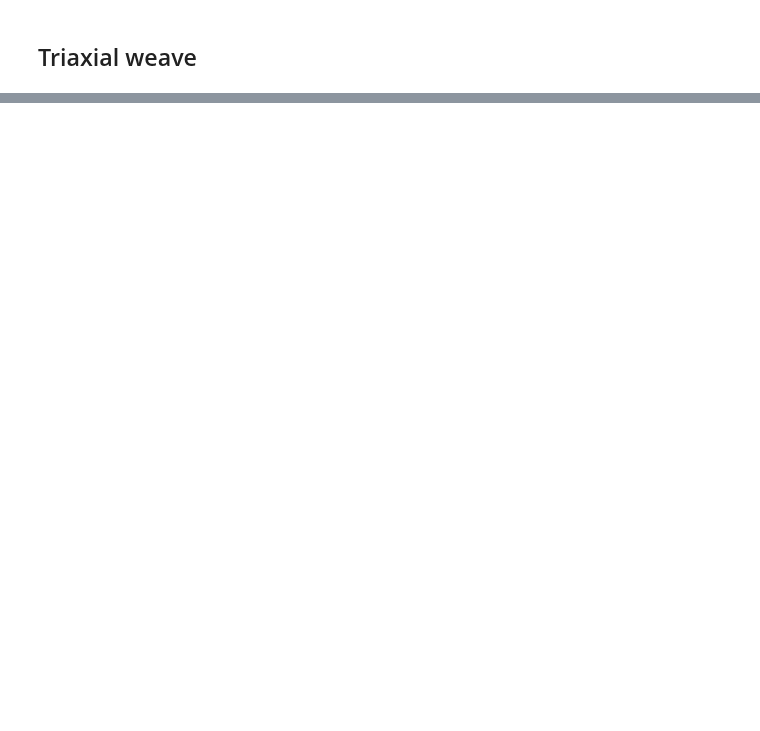
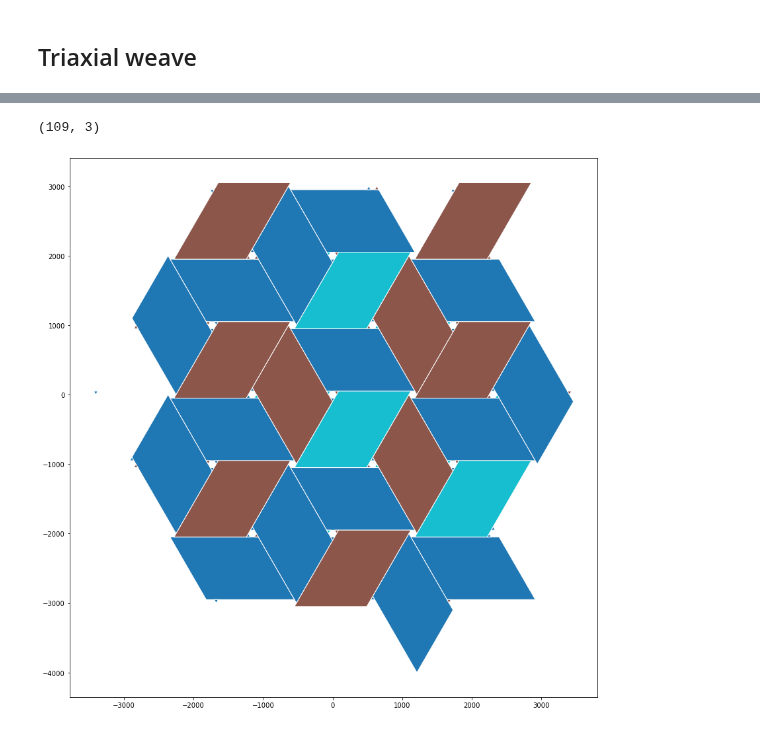
Before and after one commit to DOSull/weaving-space, a Jupyter notebook: debug-triaxial-weave-units.ipynb, the cells around one changed output, grey strips where cells are left out. Cells and saved outputs as stored; diff of their text form; code cells hidden in the pictures; blank space fills up the shorter version.

```diff
--- a/debug-triaxial-weave-units.ipynb
+++ b/debug-triaxial-weave-units.ipynb
@@ -83,0 +48,7 @@ w2.plot(r = 0, cmap = "Set2", figsize = (10, 10), show_ids = False)
+# %%
+w2_a1.elements["id"] = [i for i in range(w2_a1.elements.shape[0])]
+w2_a1.elements.plot(column = "element_id", figsize = (15, 15), ec = "w")
+w2_a1.elements.shape
+# %% [output]
+(109, 3)
+[figure, added]
```
Also changed, not shown: parts of 19 cells of this notebook.
